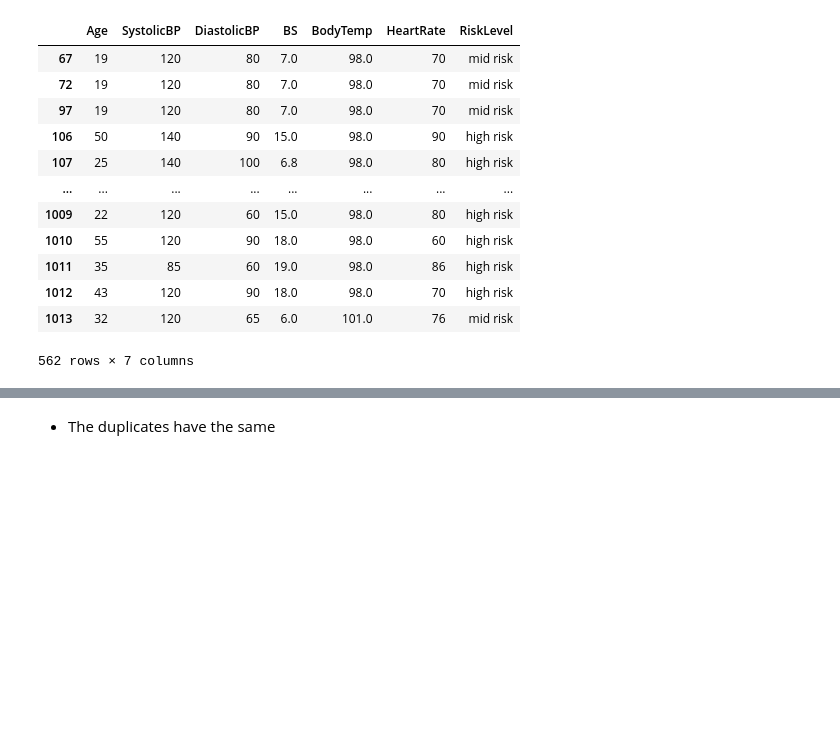
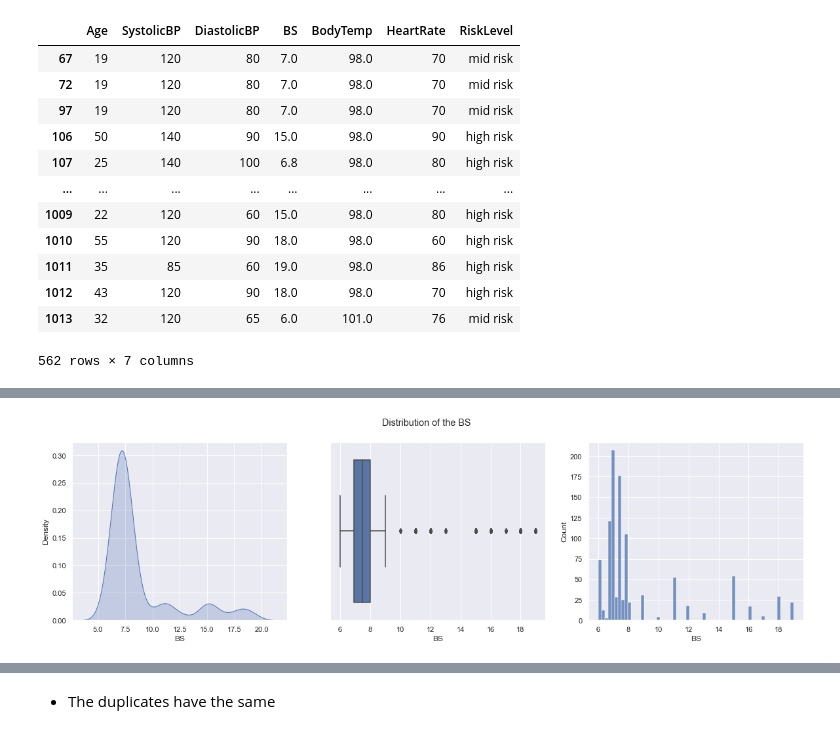
Before and after one commit to sekhrianchal6/Maternal-health-risk-prediction, a Jupyter notebook: Arima_Preprocessing.ipynb, the cells around one changed output, grey strips where cells are left out. Cells and saved outputs as stored; diff of their text form; code cells hidden in the pictures; blank space fills up the shorter version.

```diff
--- a/Arima_Preprocessing.ipynb
+++ b/Arima_Preprocessing.ipynb
@@ -58,0 +97,4 @@ data.loc[data.duplicated(), :]
+# %%
+plot_distrbution(df=df_with_duplicate, column='BS')
+# %% [output]
+[figure, added]
```
Also changed, not shown: parts of 20 cells of this notebook.
